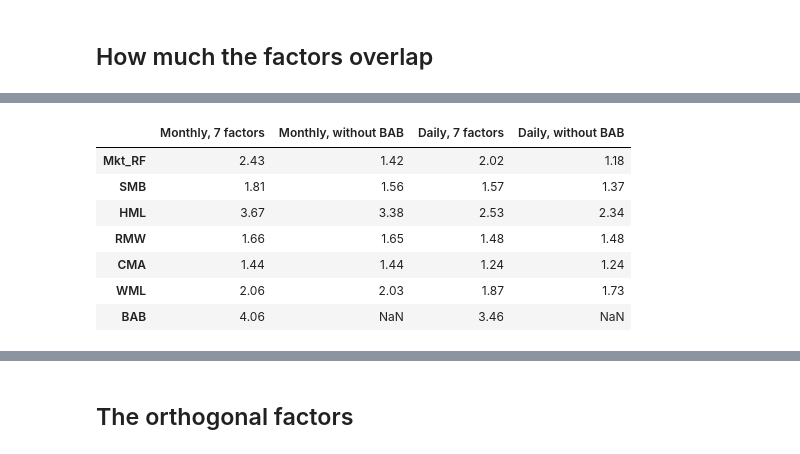
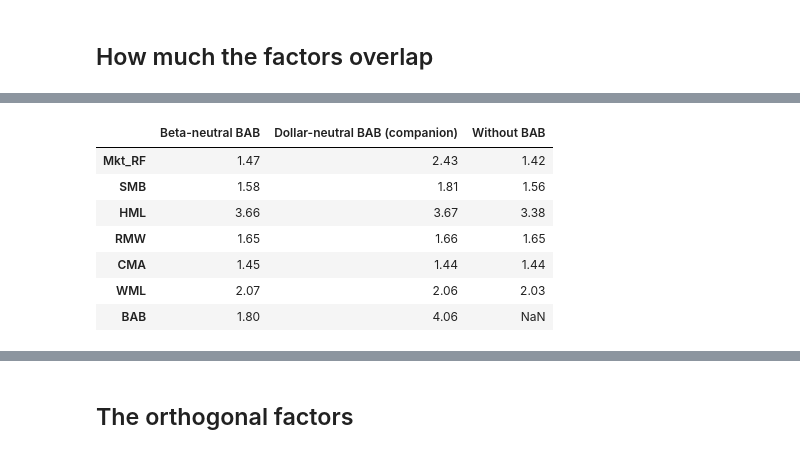
Before and after one commit to pedroandion/orthogonal-factors-brazil, a Jupyter notebook: 02_brazil_factors.ipynb, the cells around one changed output, grey strips where cells are left out. Drawn from its saved outputs; the diff is of its cells as text; code cells hidden in the pictures.

```diff
--- a/02_brazil_factors.ipynb
+++ b/02_brazil_factors.ipynb
@@ -49,0 +55,18 @@ Monthly: 197 months, 2010-02 to 2026-06
+# %%
+dollar_neutral = to_monthly(load_brazil_factors(bab = 'dollar_neutral')[BRAZIL_FACTORS]).loc[MONTHLY_SAMPLE]
+legs = pd.read_csv('data/brazil_bab_legs.csv.gz', index_col = 'Date', parse_dates = True).loc[daily.index]
+risk_free = load_brazil_factors()['Risk_Free']
+leg_excess = to_monthly(legs[['Low_Beta', 'High_Beta']].sub(risk_free, axis = 0)).loc[MONTHLY_SAMPLE]
+
+series = {'Low-beta leg': leg_excess['Low_Beta'], 'High-beta leg': leg_excess['High_Beta'],
+          'BAB, dollar-neutral (companion)': dollar_neutral['BAB'], 'BAB, beta-neutral': monthly['BAB']}
+ex_ante = {'Low-beta leg': legs['Low_Beta_Beta'].mean(), 'High-beta leg': legs['High_Beta_Beta'].mean(),
+           'BAB, dollar-neutral (companion)': (legs['Low_Beta_Beta'] - legs['High_Beta_Beta']).mean(), 'BAB, beta-neutral': 0.0}
+rows = {}
+for name, returns in series.items():
+    capm = sm.OLS(returns, sm.add_constant(monthly['Mkt_RF'])).fit()
+    rows[name] = {'Average ex-ante beta': ex_ante[name], 'Beta on Mkt_RF': capm.params['Mkt_RF'], 'R² on Mkt_RF': capm.rsquared,
+                  'Mean': returns.mean() * 12, 'Volatility': returns.std() * np.sqrt(12),
+                  't-statistic': returns.mean() / returns.std() * np.sqrt(len(returns))}
+pd.DataFrame(rows).T.style.format({'Average ex-ante beta': '{:.2f}', 'Beta on Mkt_RF': '{:.2f}', 'R² on Mkt_RF': '{:.1%}',
+                                    'Mean': '{:.2%}', 'Volatility': '{:.2%}', 't-statistic': '{:.2f}'})
@@ -95,20 +128,20 @@ plt.show()
 # %%
-# Variance inflation factors, with and without BAB, monthly and daily
+# Variance inflation factors of the monthly factors, with each version of BAB and without it
 def vif(factors):
     X = factors.assign(const = 1.0).values
     return pd.Series([variance_inflation_factor(X, i) for i in range(factors.shape[1])], index = factors.columns)
 
-pd.DataFrame({'Monthly, 7 factors': vif(monthly), 'Monthly, without BAB': vif(monthly.drop(columns = 'BAB')),
-              'Daily, 7 factors': vif(daily), 'Daily, without BAB': vif(daily.drop(columns = 'BAB'))}).reindex(BRAZIL_FACTORS).round(2)
+pd.DataFrame({'Beta-neutral BAB': vif(monthly), 'Dollar-neutral BAB (companion)': vif(dollar_neutral),
+              'Without BAB': vif(monthly.drop(columns = 'BAB'))}).reindex(BRAZIL_FACTORS).round(2)
 # %% [output]
-|  | Monthly, 7 factors | Monthly, without BAB | Daily, 7 factors | Daily, without BAB |
-| Mkt_RF | 2.43 | 1.42 | 2.02 | 1.18 |
-| SMB | 1.81 | 1.56 | 1.57 | 1.37 |
-| HML | 3.67 | 3.38 | 2.53 | 2.34 |
-| RMW | 1.66 | 1.65 | 1.48 | 1.48 |
-| CMA | 1.44 | 1.44 | 1.24 | 1.24 |
-| WML | 2.06 | 2.03 | 1.87 | 1.73 |
-| BAB | 4.06 | NaN | 3.46 | NaN |
+|  | Beta-neutral BAB | Dollar-neutral BAB (companion) | Without BAB |
+| Mkt_RF | 1.47 | 2.43 | 1.42 |
+| SMB | 1.58 | 1.81 | 1.56 |
+| HML | 3.66 | 3.67 | 3.38 |
+| RMW | 1.65 | 1.66 | 1.65 |
+| CMA | 1.45 | 1.44 | 1.44 |
+| WML | 2.07 | 2.06 | 2.03 |
+| BAB | 1.80 | 4.06 | NaN |
 # %%
 # Eigenvalues of the correlation matrix: the share of the total variance of the standardized factors along each axis
 eigenvalues = np.linalg.eigvalsh(monthly.corr())[::-1]
```
Also changed, not shown: parts of 22 cells of this notebook, 2 other files.
